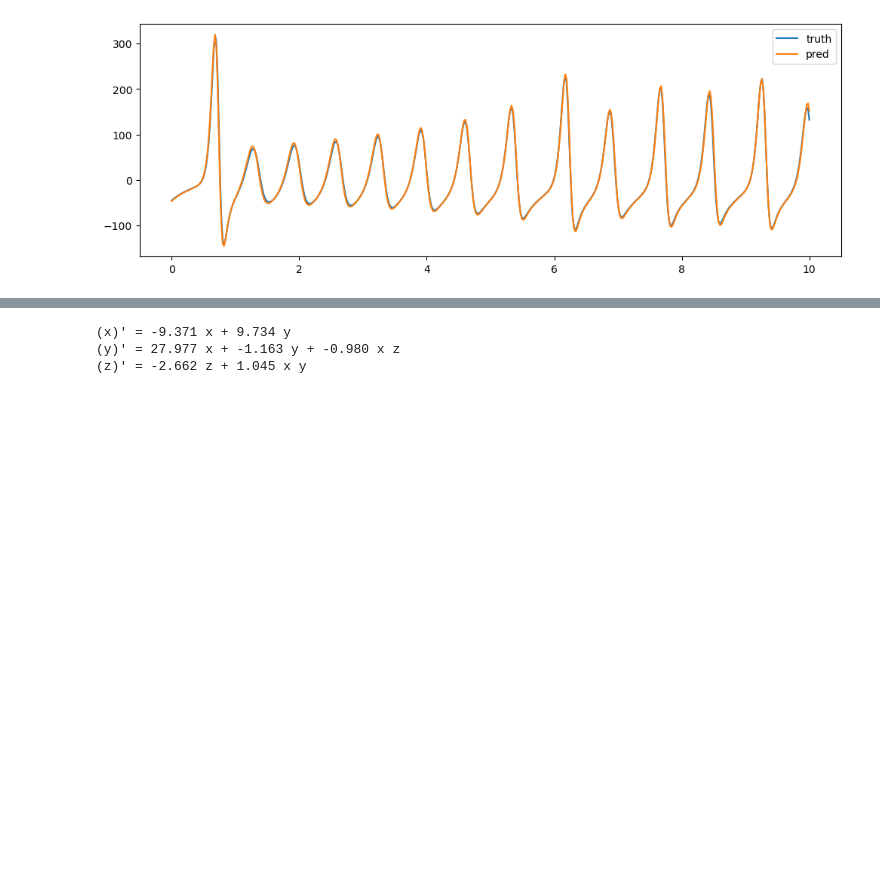
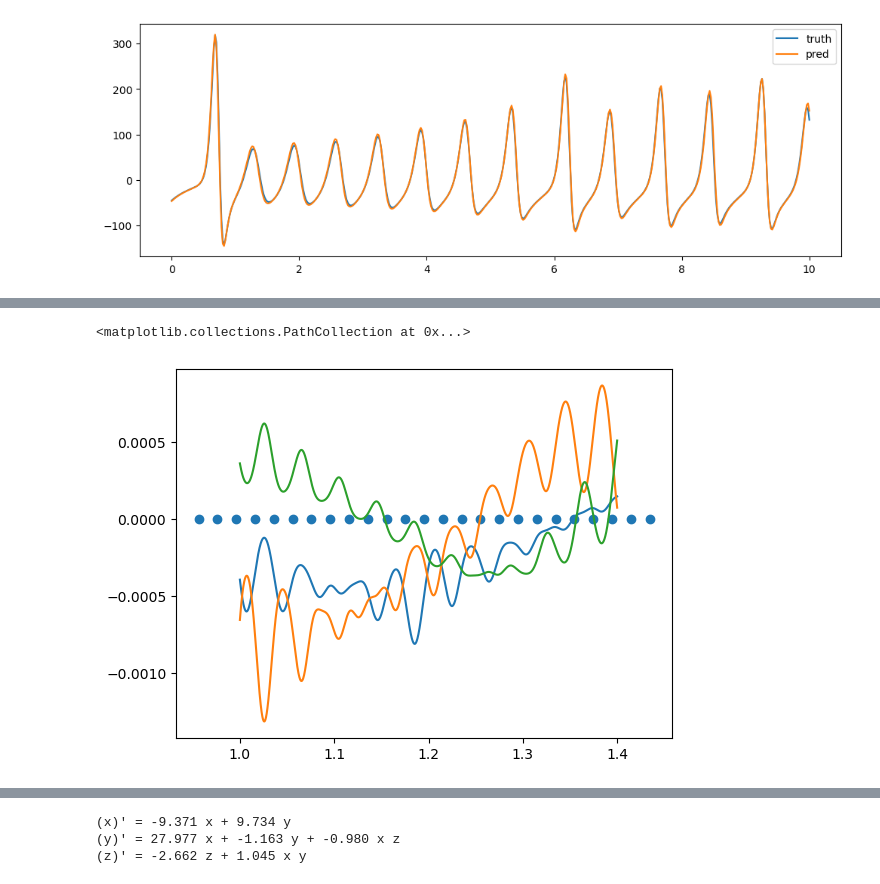
Before and after one commit to AHsu98/jsindy, a Jupyter notebook: notebooks/alex/lorenz_demo.ipynb, the cells around one changed output, grey strips where cells are left out. Drawn from its saved outputs; the diff is of its cells as text; code cells hidden in the pictures; blank space fills up the shorter version.

```diff
--- a/notebooks/alex/lorenz_demo.ipynb
+++ b/notebooks/alex/lorenz_demo.ipynb
@@ -177,0 +183,18 @@ plt.plot(t_fine,colloc_res_fine[:,2])
+# %%
+z = model.z
+theta = model.theta
+lower_t = 1.
+end_t = 1.4
+t_fine = jnp.linspace(lower_t,end_t,2000)
+X_fine = model.predict_state(t_fine,z)
+Xdot_fine = model.traj_model.derivative(t_fine,z)
+colloc_res_fine = model.predict(X_fine,theta) - Xdot_fine
+plt.plot(t_fine,colloc_res_fine[:,0])
+plt.plot(t_fine,colloc_res_fine[:,1])
+plt.plot(t_fine,colloc_res_fine[:,2])
+
+colloc_plot = model.t_colloc[(model.t_colloc<=end_t+0.05)&(model.t_colloc>=lower_t - 0.05)]
+plt.scatter(colloc_plot,0*colloc_plot)
+# %% [output]
+<matplotlib.collections.PathCollection at 0x...>
+[figure, added]
```
Also changed, not shown: parts of 4 cells of this notebook.
